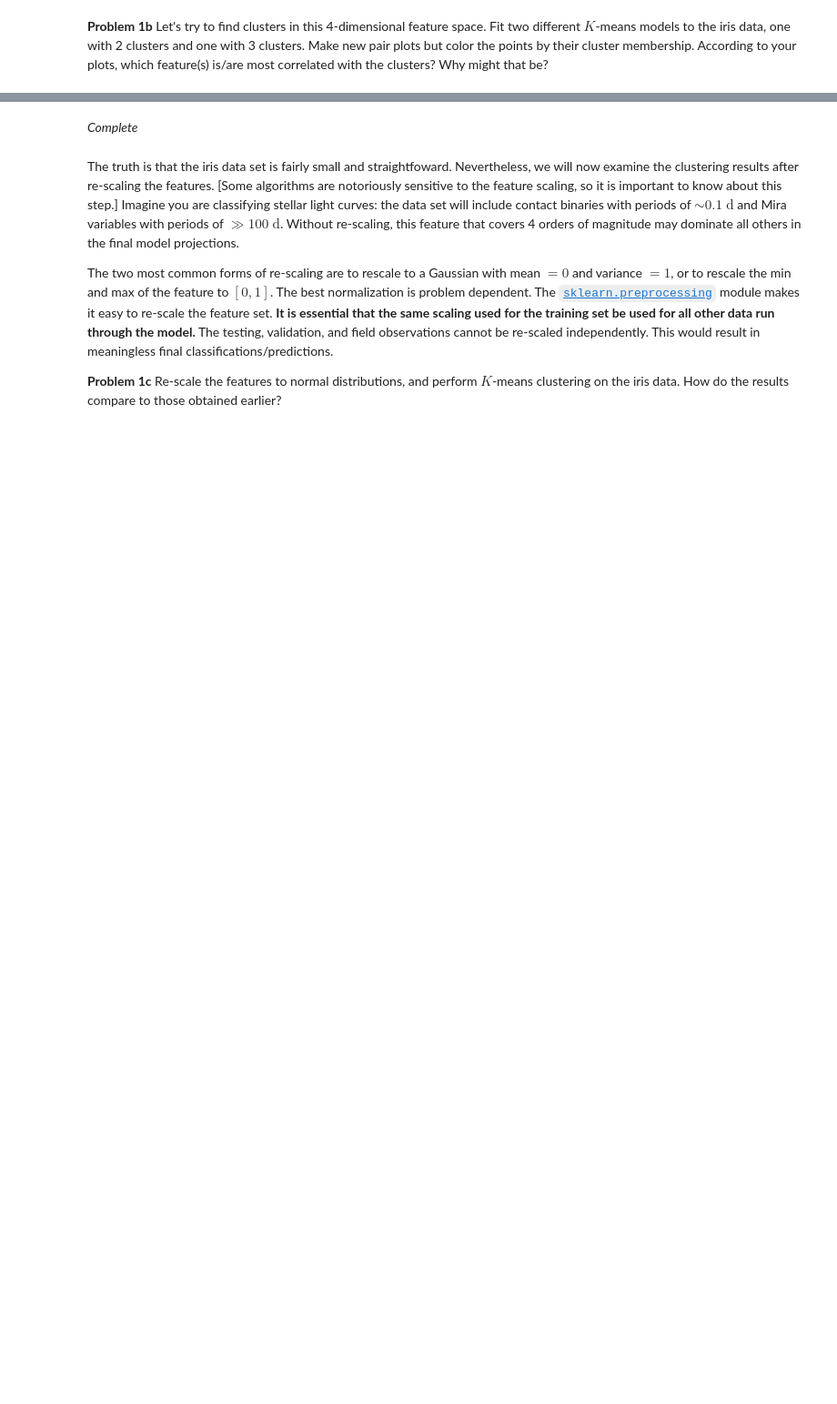
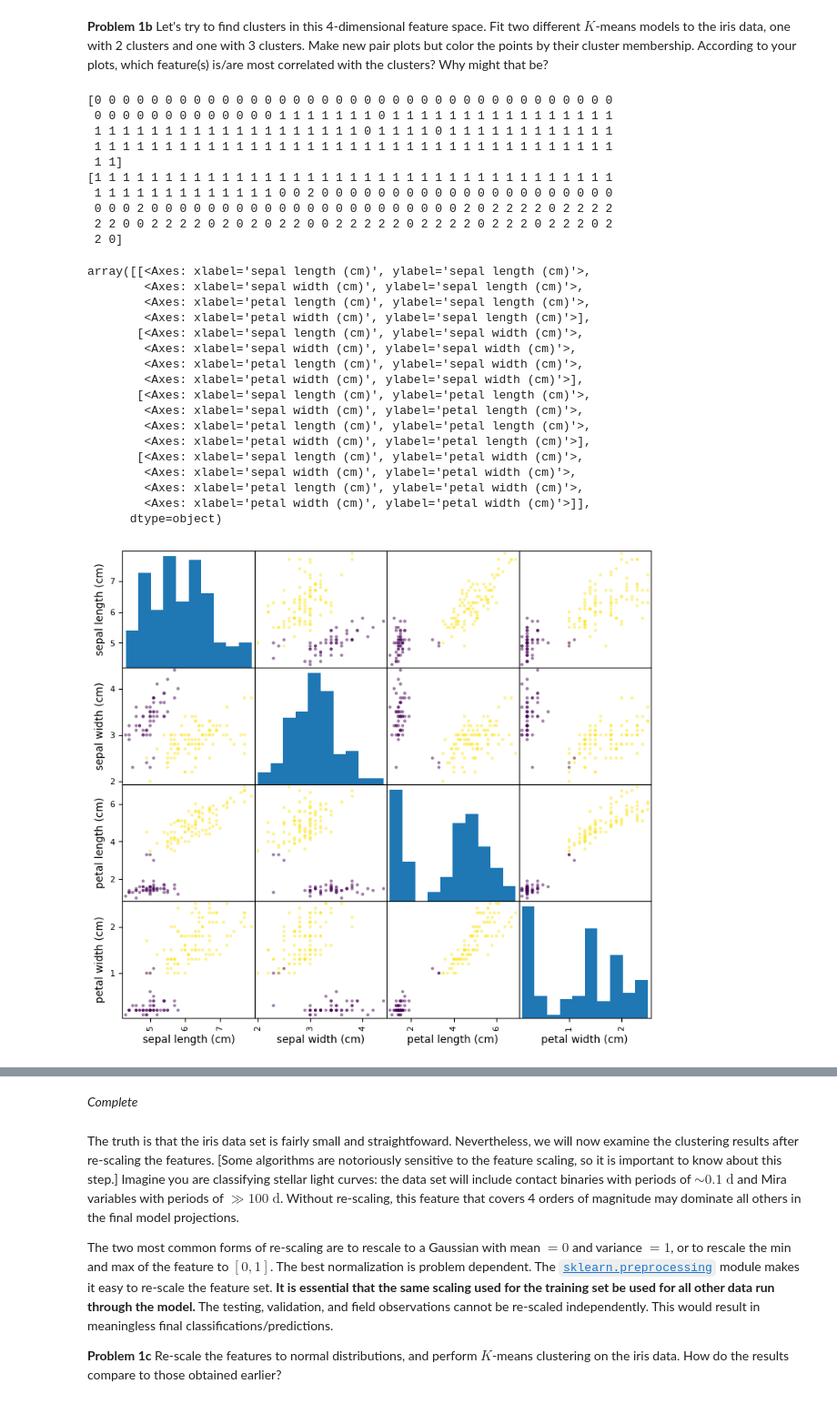
Before and after one commit to ASTR154/clustering, a Jupyter notebook: clustering.ipynb, the cells around one changed output, grey strips where cells are left out. Shown at 91% size. Drawn from its saved outputs; the diff is of its cells as text; code cells hidden in the pictures; blank space fills up the shorter version.

```diff
--- a/clustering.ipynb
+++ b/clustering.ipynb
@@ -36,0 +63,45 @@ print(clusters2)
+# %%
+from sklearn.cluster import KMeans
+
+kmeans2 = KMeans(n_clusters=2, n_init=10)
+kmeans2.fit(df)
+clusters2 = kmeans2.fit_predict(df, y=None, sample_weight=None)
+print(clusters2)
+
+pd.plotting.scatter_matrix(df, c = clusters2, figsize = (9,8))
+
+kmeans3 = KMeans(n_clusters=3, n_init=10)
+kmeans3.fit(df)
+clusters3 = kmeans3.fit_predict(df, y=None, sample_weight=None)
+print(clusters3)
+
+pd.plotting.scatter_matrix(df, c = clusters3, figsize = (9,8))
+# %% [output]
+[0 0 0 0 0 0 0 0 0 0 0 0 0 0 0 0 0 0 0 0 0 0 0 0 0 0 0 0 0 0 0 0 0 0 0 0 0
+ 0 0 0 0 0 0 0 0 0 0 0 0 0 1 1 1 1 1 1 1 0 1 1 1 1 1 1 1 1 1 1 1 1 1 1 1 1
+ 1 1 1 1 1 1 1 1 1 1 1 1 1 1 1 1 1 1 1 0 1 1 1 1 0 1 1 1 1 1 1 1 1 1 1 1 1
+ 1 1 1 1 1 1 1 1 1 1 1 1 1 1 1 1 1 1 1 1 1 1 1 1 1 1 1 1 1 1 1 1 1 1 1 1 1
+ 1 1]
+[1 1 1 1 1 1 1 1 1 1 1 1 1 1 1 1 1 1 1 1 1 1 1 1 1 1 1 1 1 1 1 1 1 1 1 1 1
+ 1 1 1 1 1 1 1 1 1 1 1 1 1 0 0 2 0 0 0 0 0 0 0 0 0 0 0 0 0 0 0 0 0 0 0 0 0
+ 0 0 0 2 0 0 0 0 0 0 0 0 0 0 0 0 0 0 0 0 0 0 0 0 0 0 2 0 2 2 2 2 0 2 2 2 2
+ 2 2 0 0 2 2 2 2 0 2 0 2 0 2 2 0 0 2 2 2 2 2 0 2 2 2 2 0 2 2 2 0 2 2 2 0 2
+ 2 0]
+array([[<Axes: xlabel='sepal length (cm)', ylabel='sepal length (cm)'>,
+        <Axes: xlabel='sepal width (cm)', ylabel='sepal length (cm)'>,
+        <Axes: xlabel='petal length (cm)', ylabel='sepal length (cm)'>,
+        <Axes: xlabel='petal width (cm)', ylabel='sepal length (cm)'>],
+       [<Axes: xlabel='sepal length (cm)', ylabel='sepal width (cm)'>,
+        <Axes: xlabel='sepal width (cm)', ylabel='sepal width (cm)'>,
+        <Axes: xlabel='petal length (cm)', ylabel='sepal width (cm)'>,
+        <Axes: xlabel='petal width (cm)', ylabel='sepal width (cm)'>],
+       [<Axes: xlabel='sepal length (cm)', ylabel='petal length (cm)'>,
+        <Axes: xlabel='sepal width (cm)', ylabel='petal length (cm)'>,
+        <Axes: xlabel='petal length (cm)', ylabel='petal length (cm)'>,
+        <Axes: xlabel='petal width (cm)', ylabel='petal length (cm)'>],
+       [<Axes: xlabel='sepal length (cm)', ylabel='petal width (cm)'>,
+        <Axes: xlabel='sepal width (cm)', ylabel='petal width (cm)'>,
+        <Axes: xlabel='petal length (cm)', ylabel='petal width (cm)'>,
+        <Axes: xlabel='petal width (cm)', ylabel='petal width (cm)'>]],
+      dtype=object)
+[figure, added]
```
Also changed, not shown: parts of 20 cells of this notebook.
